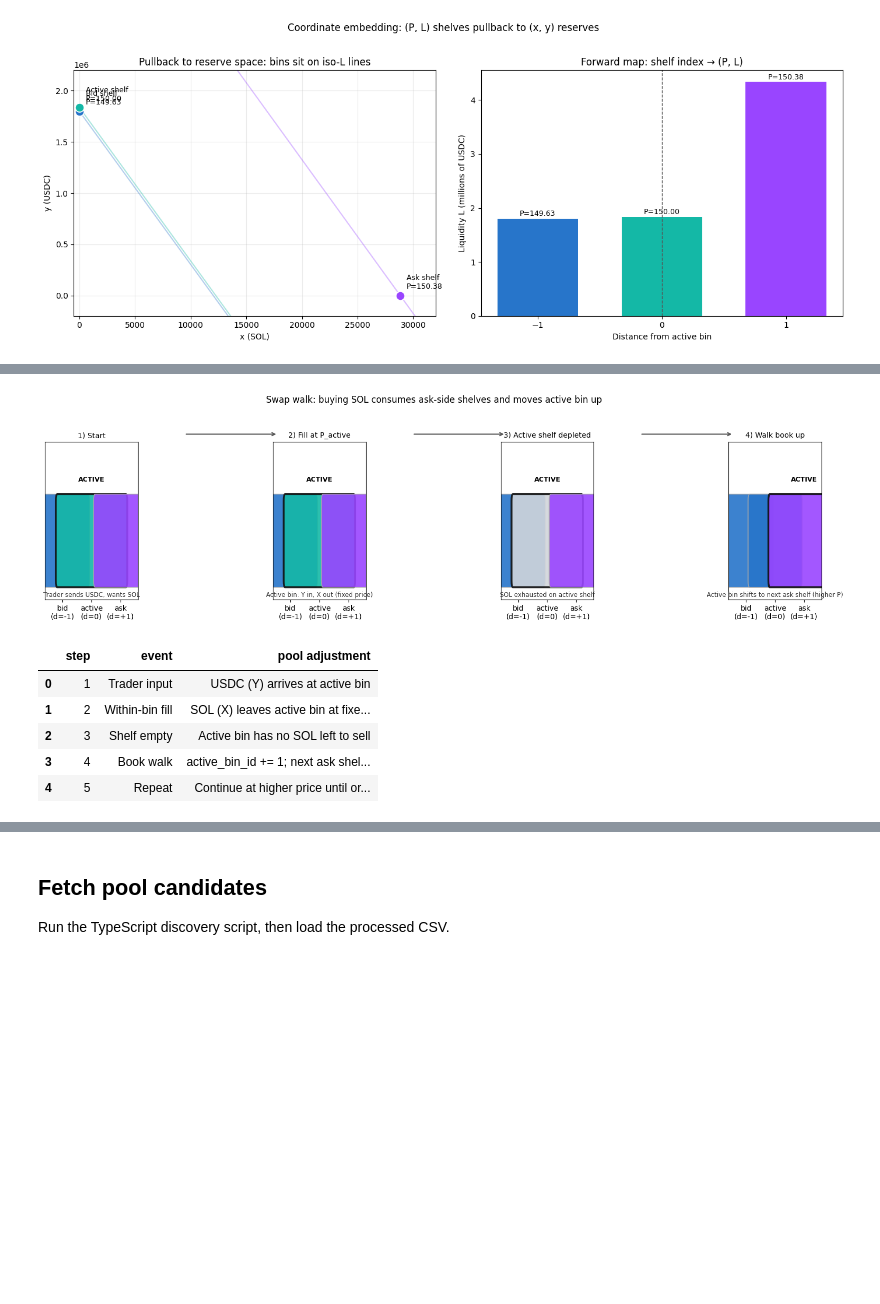
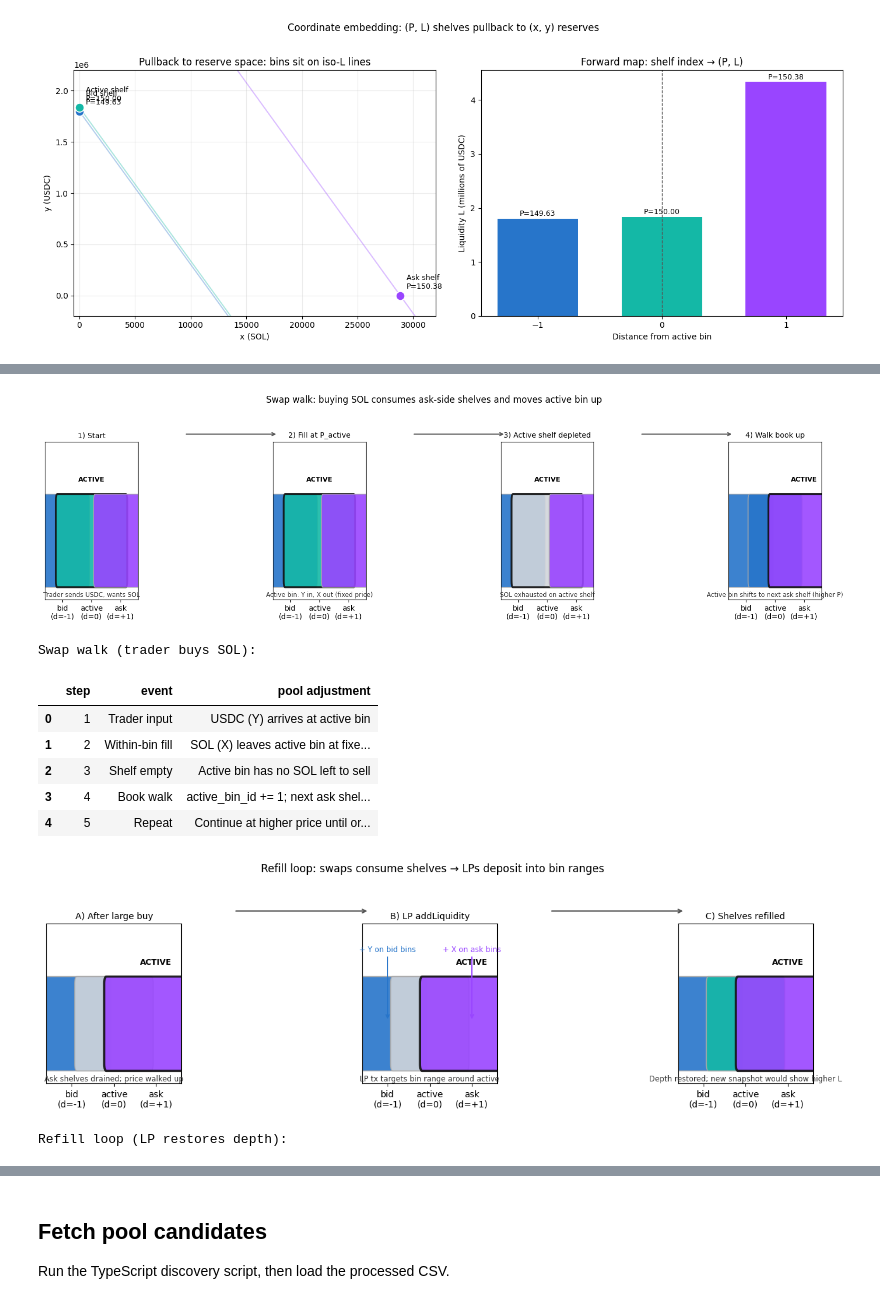
Before and after one commit to topobear/meteora_bin_atlas, a Jupyter notebook: notebooks/01_connect_fetch_explore_meteora.ipynb, the cells around one changed output, grey strips where cells are left out. Cells and saved outputs as stored; diff of their text form; code cells hidden in the pictures; blank space fills up the shorter version.

Commit message:
add swap dynamics

```diff
--- a/notebooks/01_connect_fetch_explore_meteora.ipynb
+++ b/notebooks/01_connect_fetch_explore_meteora.ipynb
@@ -254,30 +289,105 @@ for ax in axes[1:4]:
         xy=(0.05, 1.05),
         xytext=(-0.95, 1.05),
         xycoords="axes fraction",
         textcoords="axes fraction",
         arrowprops=dict(arrowstyle="->", color="#555555", lw=1.5),
     )
 
 fig.suptitle("Swap walk: buying SOL consumes ask-side shelves and moves active bin up", y=1.05, fontsize=12)
 fig.tight_layout()
 plt.show()
 
 swap_steps = pd.DataFrame(
     [
         ["1", "Trader input", "USDC (Y) arrives at active bin"],
         ["2", "Within-bin fill", "SOL (X) leaves active bin at fixed P_active"],
         ["3", "Shelf empty", "Active bin has no SOL left to sell"],
         ["4", "Book walk", "active_bin_id += 1; next ask shelf becomes active"],
         ["5", "Repeat", "Continue at higher price until order filled"],
     ],
     columns=["step", "event", "pool adjustment"],
 )
+print("Swap walk (trader buys SOL):")
 display(swap_steps)
+
+# --- Refill schematic: LPs restore depleted shelves ---
+fig2, axes2 = plt.subplots(1, 3, figsize=(12.5, 3.8), sharey=True)
+
+draw_shelves(
+    axes2[0],
+    "A) After large buy",
+    active_idx=2,
+    fills=["#2775CA55", "#D1D5DB", "#9945FF33"],
+    note="Ask shelves drained; price walked up",
+)
+draw_shelves(
+    axes2[1],
+    "B) LP addLiquidity",
+    active_idx=2,
+    fills=["#2775CA55", "#D1D5DB", "#9945FF33"],
+    note="LP tx targets bin range around active",
+)
+# Overlay deposit arrows on middle panel
+axes2[1].annotate(
+    "+ X on ask bins",
+    xy=(2, 0.45),
+    xytext=(2, 0.95),
+    ha="center",
+    fontsize=8.5,
+    color="#9945FF",
+    arrowprops=dict(arrowstyle="->", color="#9945FF", lw=1.4),
+)
+axes2[1].annotate(
+    "+ Y on bid bins",
+    xy=(0, 0.45),
+    xytext=(0, 0.95),
+    ha="center",
+    fontsize=8.5,
+    color="#2775CA",
+    arrowprops=dict(arrowstyle="->", color="#2775CA", lw=1.4),
+)
+draw_shelves(
+    axes2[2],
+    "C) Shelves refilled",
+    active_idx=2,
+    fills=["#2775CA", "#14B8A6", "#9945FF"],
+    note="Depth restored; new snapshot would show higher L",
+)
+
+for ax in axes2[1:3]:
+    ax.annotate(
+        "",
+        xy=(0.05, 1.08),
+        xytext=(-0.95, 1.08),
+        xycoords="axes fraction",
+        textcoords="axes fraction",
+        arrowprops=dict(arrowstyle="->", color="#555555", lw=1.5),
+    )
+
+fig2.suptitle("Refill loop: swaps consume shelves → LPs deposit into bin ranges", y=1.06, fontsize=12)
+fig2.tight_layout()
+plt.show()
+
+refill_steps = pd.DataFrame(
+    [
+        ["1", "Post-swap state", "Traded bins: offering token depleted, input token accumulated (e.g. Y on ex-ask shelf)"],
+        ["2", "LP deposit tx", "Wallet submits addLiquidity over [bin_min, bin_max] with chosen shape"],
+        ["3", "Token placement", "Y lands on bid shelves, X on ask shelves, mix near active (per DLMM rules)"],
+        ["4", "On-chain update", "bin.amountX / amountY / liquiditySupply increase in those bins"],
+        ["5", "Next snapshot", "Our fetch pipeline reads the updated lattice (what this repo measures)"],
+    ],
+    columns=["step", "event", "who / what changes"],
+)
+print("\nRefill loop (LP restores depth):")
+display(refill_steps)
 # %% [output]
 [figure]
+Swap walk (trader buys SOL):
 |  | step | event | pool adjustment |
 | 0 | 1 | Trader input | USDC (Y) arrives at active bin |
 | 1 | 2 | Within-bin fill | SOL (X) leaves active bin at fixe... |
 | 2 | 3 | Shelf empty | Active bin has no SOL left to sell |
 | 3 | 4 | Book walk | active_bin_id += 1; next ask shel... |
 | 4 | 5 | Repeat | Continue at higher price until or... |
+[figure, added]
+Refill loop (LP restores depth):
```
Also changed, not shown: parts of 15 cells of this notebook, 11 other files.
